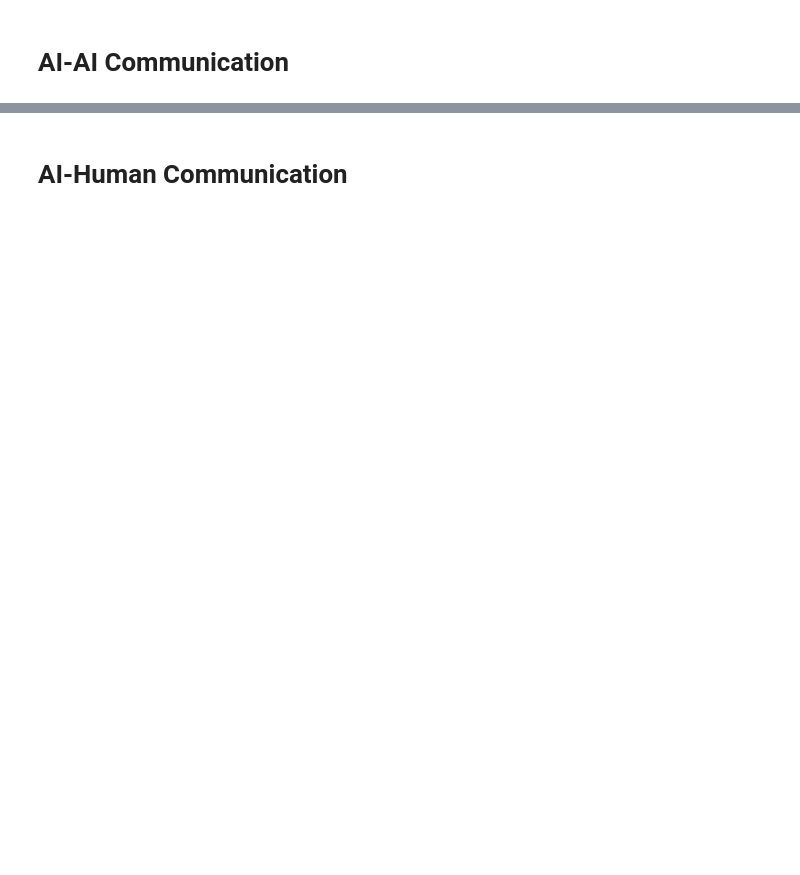
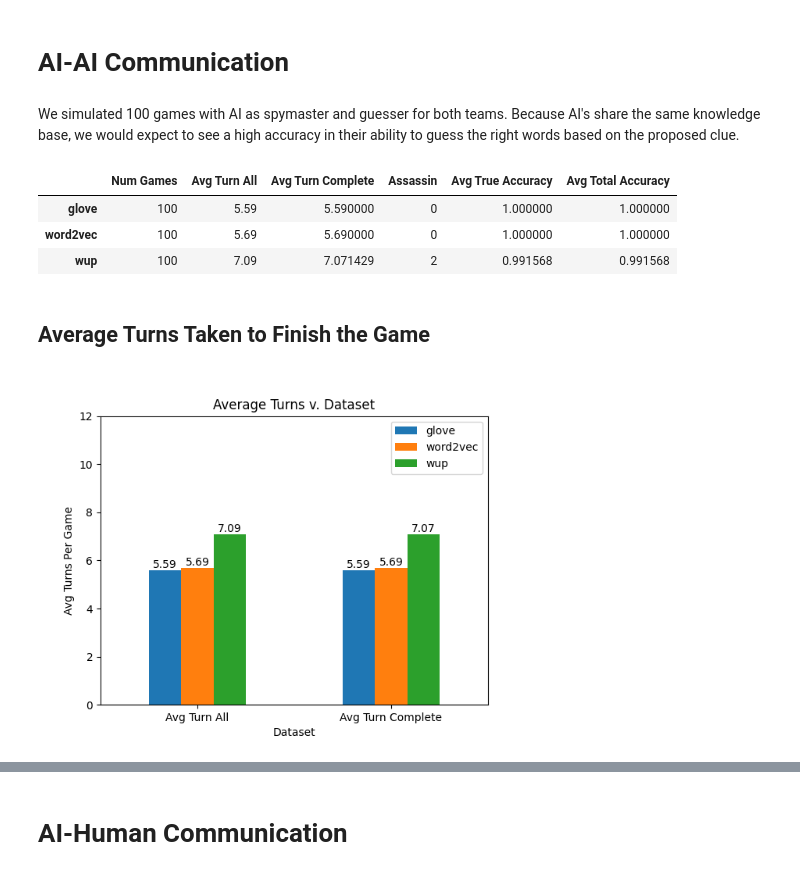
Before and after one commit to YongqingLi14/codenames-ai-analysis, a Jupyter notebook: notebooks/Report.ipynb, the cells around one changed output, grey strips where cells are left out. Cells and saved outputs as stored; diff of their text form; code cells hidden in the pictures; blank space fills up the shorter version.

```diff
--- a/notebooks/Report.ipynb
+++ b/notebooks/Report.ipynb
@@ -18,2 +9,17 @@ Image(filename = "../figures/conservative_num_assassin.png",
 # %% [markdown]
 # AI-AI Communication
+# %% [markdown]
+We simulated 100 games with AI as spymaster and guesser for both teams. Because AI's share the same knowledge base, we would expect to see a high accuracy in their ability to guess the right words based on the proposed clue.
+# %%
+pd.read_csv('../figures/ai_stats.csv', index_col = 0)
+# %% [output]
+|  | Num Games | Avg Turn All | Avg Turn Complete | Assassin | Avg True Accuracy | Avg Total Accuracy |
+| glove | 100 | 5.59 | 5.590000 | 0 | 1.000000 | 1.000000 |
+| word2vec | 100 | 5.69 | 5.690000 | 0 | 1.000000 | 1.000000 |
+| wup | 100 | 7.09 | 7.071429 | 2 | 0.991568 | 0.991568 |
+# %% [markdown]
+## Average Turns Taken to Finish the Game
+# %%
+Image(filename = "../figures/ai_turns.png", width = 500, height = 500)
+# %% [output]
+[figure, added]
```
Also changed, not shown: parts of 29 cells of this notebook, 14 other files.
